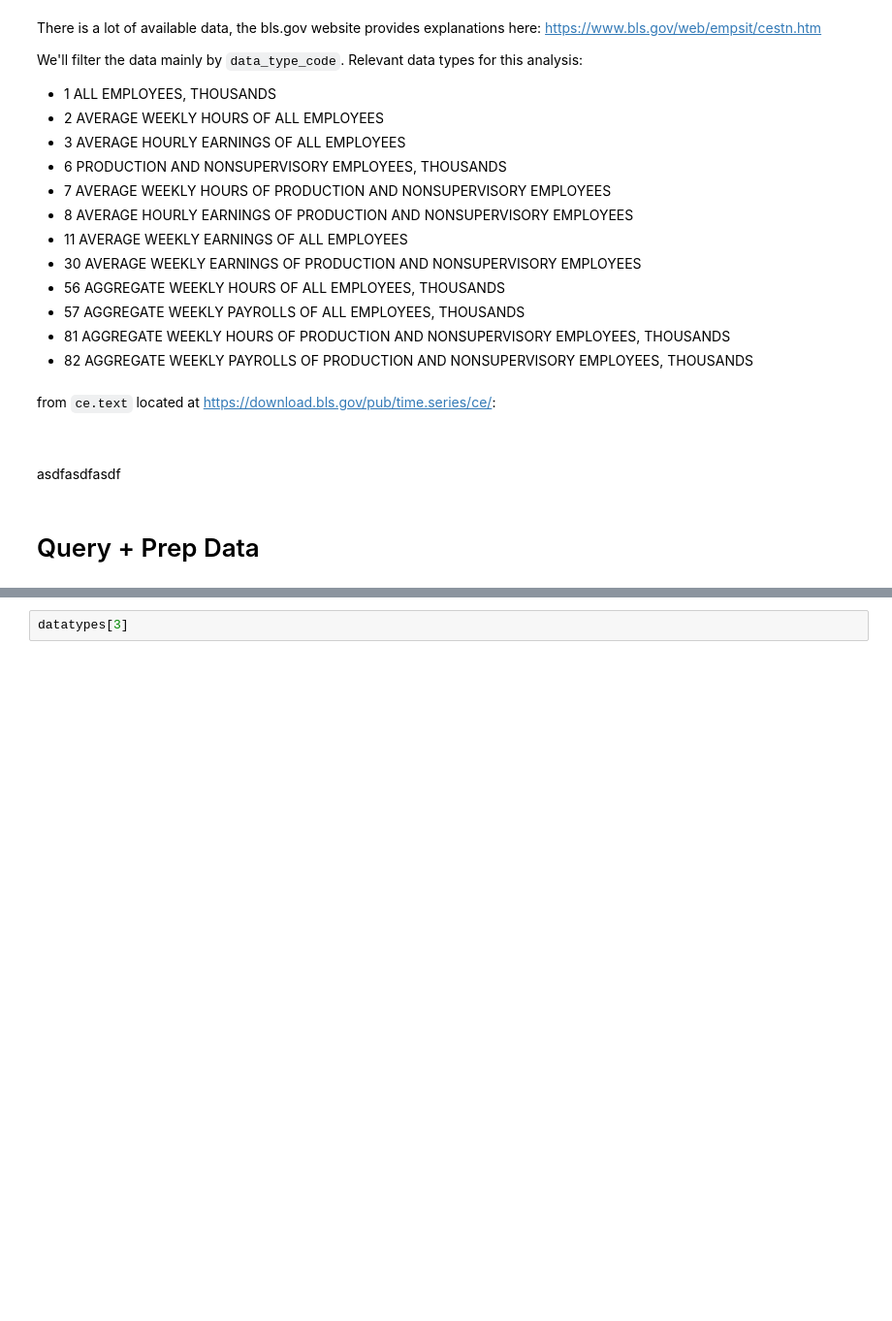
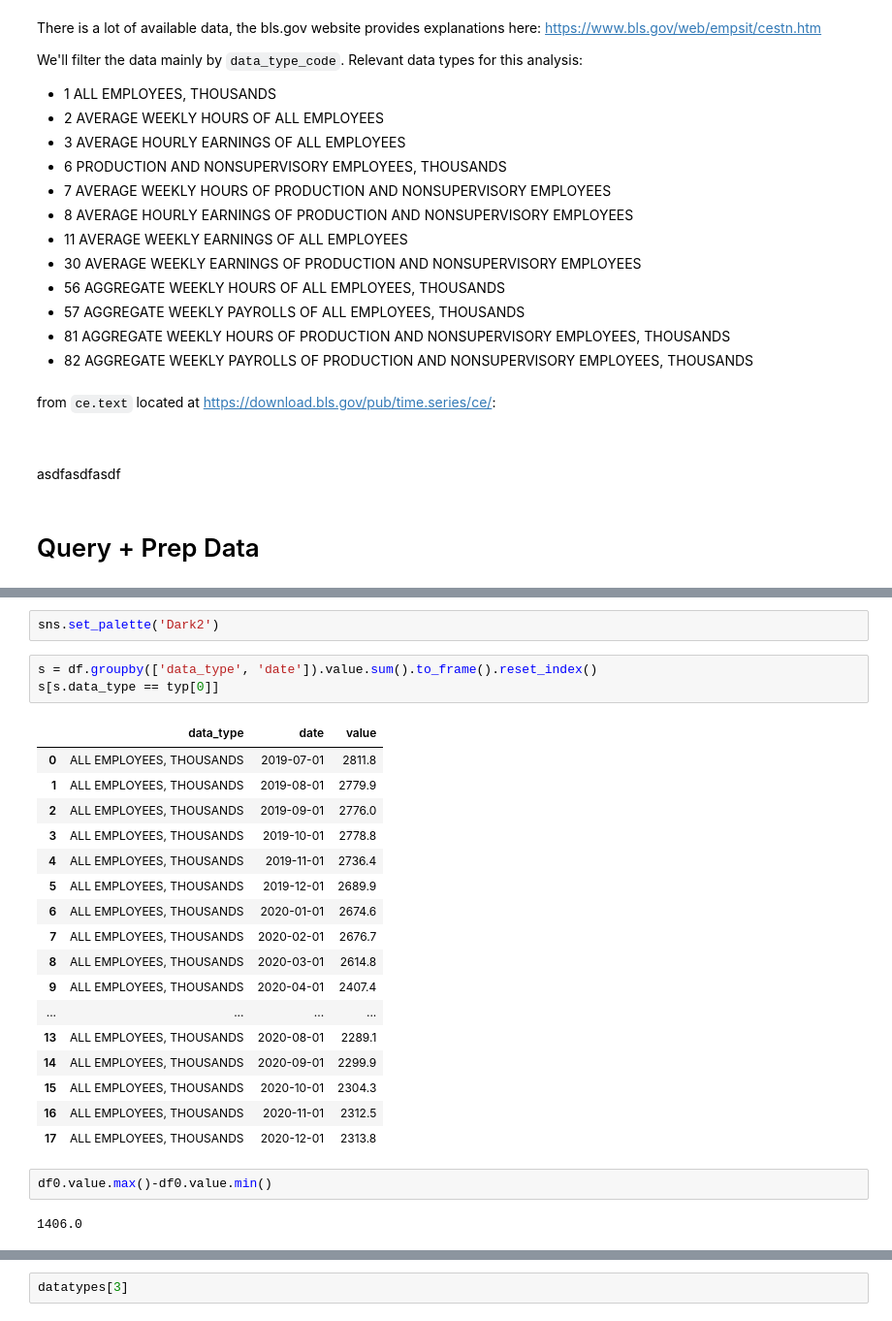
Before and after one commit to heisxiang/impact-recovery, a Jupyter notebook: c19IR.ipynb, the cells around one changed output, grey strips where cells are left out. Shown at 97% size. Cells and saved outputs as stored; diff of their text form; blank space fills up the shorter version.

```diff
--- a/c19IR.ipynb
+++ b/c19IR.ipynb
@@ -361,0 +603,27 @@ array(['Total nonfarm', 'Total private', 'Goods-producing',
+# %%
+sns.set_palette('Dark2')
+# %%
+s = df.groupby(['data_type', 'date']).value.sum().to_frame().reset_index()
+s[s.data_type == typ[0]]
+# %% [output]
+|  | data_type | date | value |
+| 0 | ALL EMPLOYEES, THOUSANDS | 2019-07-01 | 2811.8 |
+| 1 | ALL EMPLOYEES, THOUSANDS | 2019-08-01 | 2779.9 |
+| 2 | ALL EMPLOYEES, THOUSANDS | 2019-09-01 | 2776.0 |
+| 3 | ALL EMPLOYEES, THOUSANDS | 2019-10-01 | 2778.8 |
+| 4 | ALL EMPLOYEES, THOUSANDS | 2019-11-01 | 2736.4 |
+| 5 | ALL EMPLOYEES, THOUSANDS | 2019-12-01 | 2689.9 |
+| 6 | ALL EMPLOYEES, THOUSANDS | 2020-01-01 | 2674.6 |
+| 7 | ALL EMPLOYEES, THOUSANDS | 2020-02-01 | 2676.7 |
+| 8 | ALL EMPLOYEES, THOUSANDS | 2020-03-01 | 2614.8 |
+| 9 | ALL EMPLOYEES, THOUSANDS | 2020-04-01 | 2407.4 |
+| ... | ... | ... | ... |
+| 13 | ALL EMPLOYEES, THOUSANDS | 2020-08-01 | 2289.1 |
+| 14 | ALL EMPLOYEES, THOUSANDS | 2020-09-01 | 2299.9 |
+| 15 | ALL EMPLOYEES, THOUSANDS | 2020-10-01 | 2304.3 |
+| 16 | ALL EMPLOYEES, THOUSANDS | 2020-11-01 | 2312.5 |
+| 17 | ALL EMPLOYEES, THOUSANDS | 2020-12-01 | 2313.8 |
+# %%
+df0.value.max()-df0.value.min()
+# %% [output]
+1406.0
```
Also changed, not shown: parts of 37 cells of this notebook.
